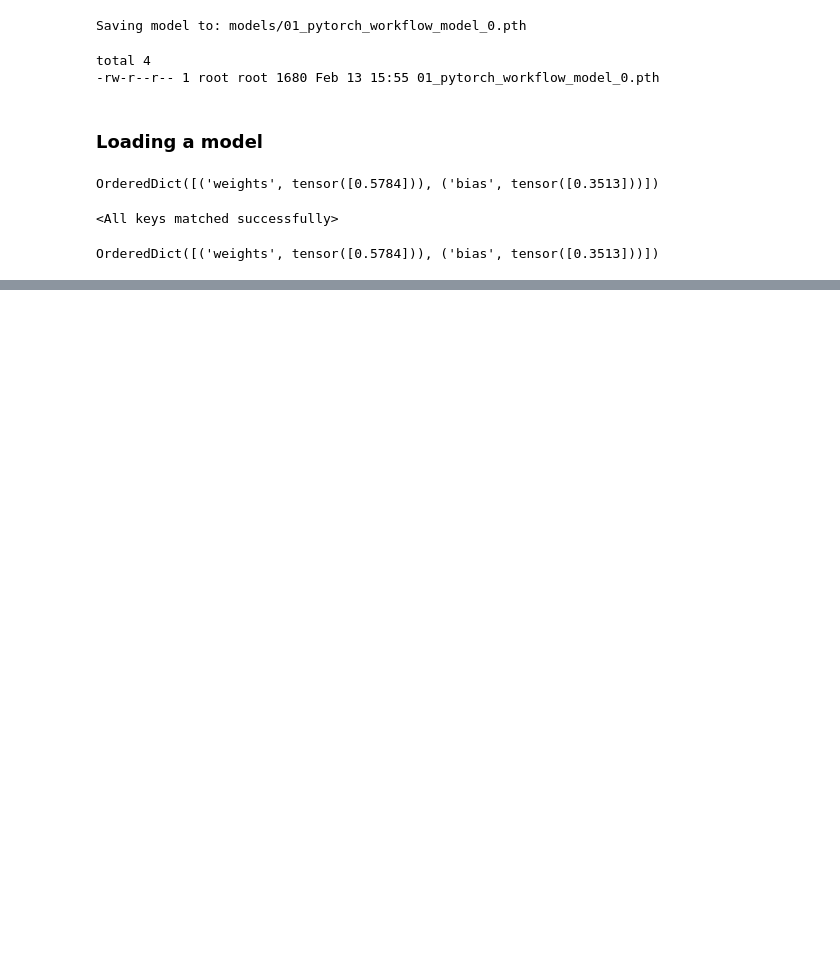
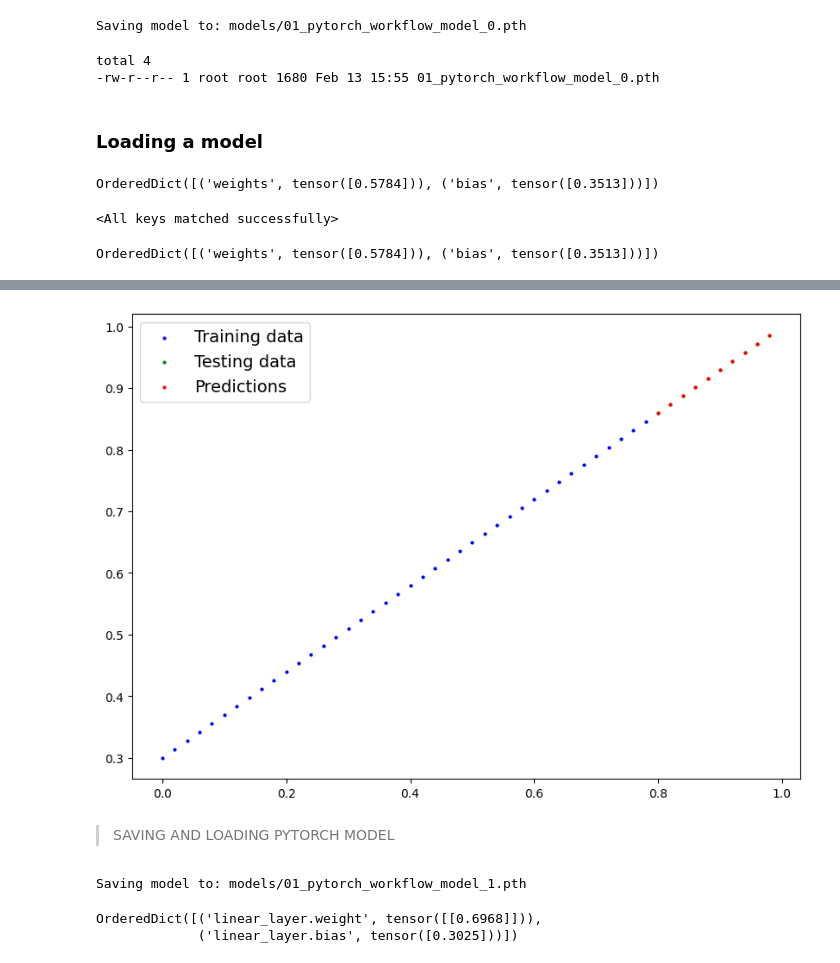
Before and after one commit to kavyareddy01/pytorchbirble, a Jupyter notebook: pytorchworkflow.ipynb, the cells around one changed output, grey strips where cells are left out. Saved outputs shown, nothing was run; the diff lists cells and outputs as text; code cells hidden in the pictures; blank space fills up the shorter version.

```diff
--- a/pytorchworkflow.ipynb
+++ b/pytorchworkflow.ipynb
@@ -472,0 +664,36 @@ OrderedDict([('weights', tensor([0.5784])), ('bias', tensor([0.3513]))])
+# %%
+torch.manual_seed(42)
+epochs = 1000
+# Put data on the available device
+X_train = X_train.to(device)
+X_test = X_test.to(device)
+y_train = y_train.to(device)
+y_test = y_test.to(device)
+for epoch in range(epochs):
+    ### Training
+    model_1.train()
+     # 1. Forward pass
+    y_pred = model_1(X_train)
+     # 2. Calculate loss
+    loss = loss_fn(y_pred, y_train)
+
+    # 3. Zero grad optimizer
+    optimizer.zero_grad()
+
+    # 4. Loss backward
+    loss.backward()
+
+    # 5. Step the optimizer
+    optimizer.step()
+
+    ### Testing
+    model_1.eval() # put the model in evaluation mode for testing (inference)
+    # 1. Forward pass
+    with torch.inference_mode():
+        test_pred = model_1(X_test)
+
+        # 2. Calculate the loss
+        test_loss = loss_fn(test_pred, y_test)
+
+    if epoch % 100 == 0:
+        print(f"Epoch: {epoch} | Train loss: {loss} | Test loss: {test_loss}")
@@ -472,0 +722,5 @@ OrderedDict([('weights', tensor([0.5784])), ('bias', tensor([0.3513]))])
+# %%
+model_1.eval()
+with torch.inference_mode():
+  y_preds=model_1(X_test)
+y_preds
@@ -472,0 +738,28 @@ OrderedDict([('weights', tensor([0.5784])), ('bias', tensor([0.3513]))])
+# %%
+plot_prediction(predictions=y_preds)
+# %% [output]
+[figure, added]
+# %% [markdown]
+> SAVING AND LOADING PYTORCH MODEL
+# %%
+from pathlib import Path
+
+# 1. Create models directory
+MODEL_PATH = Path("models")
+MODEL_PATH.mkdir(parents=True, exist_ok=True)
+
+# 2. Create model save path
+MODEL_NAME = "01_pytorch_workflow_model_1.pth"
+MODEL_SAVE_PATH = MODEL_PATH / MODEL_NAME
+
+# 3. Save the model state dict
+print(f"Saving model to: {MODEL_SAVE_PATH}")
+torch.save(obj=model_1.state_dict(), # only saving the state_dict() only saves the models learned parameters
+           f=MODEL_SAVE_PATH)
+# %% [output]
+Saving model to: models/01_pytorch_workflow_model_1.pth
+# %%
+model_1.state_dict()
+# %% [output]
+OrderedDict([('linear_layer.weight', tensor([[0.6968]])),
+             ('linear_layer.bias', tensor([0.3025]))])
```
Also changed, not shown: parts of 27 cells of this notebook.
